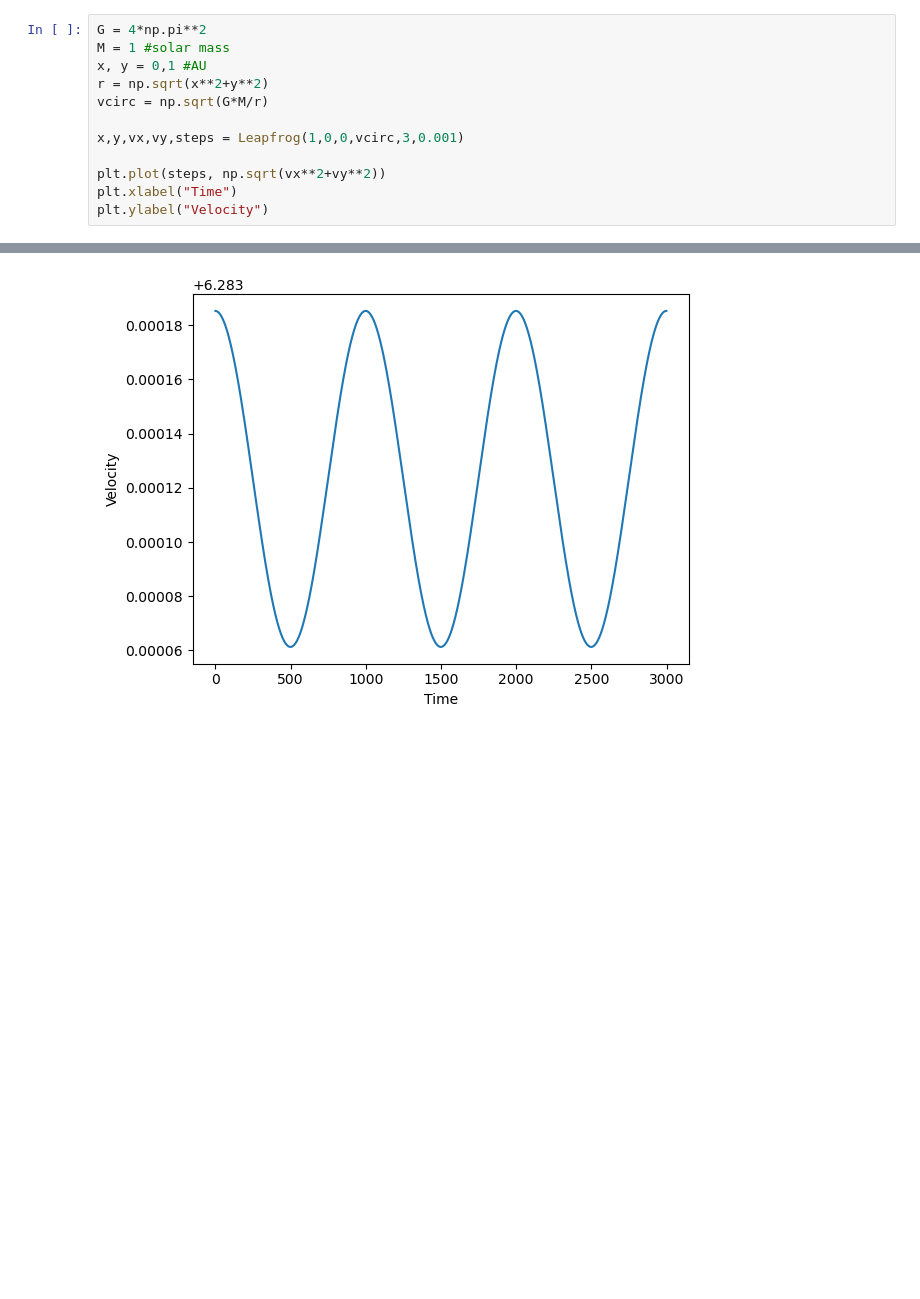
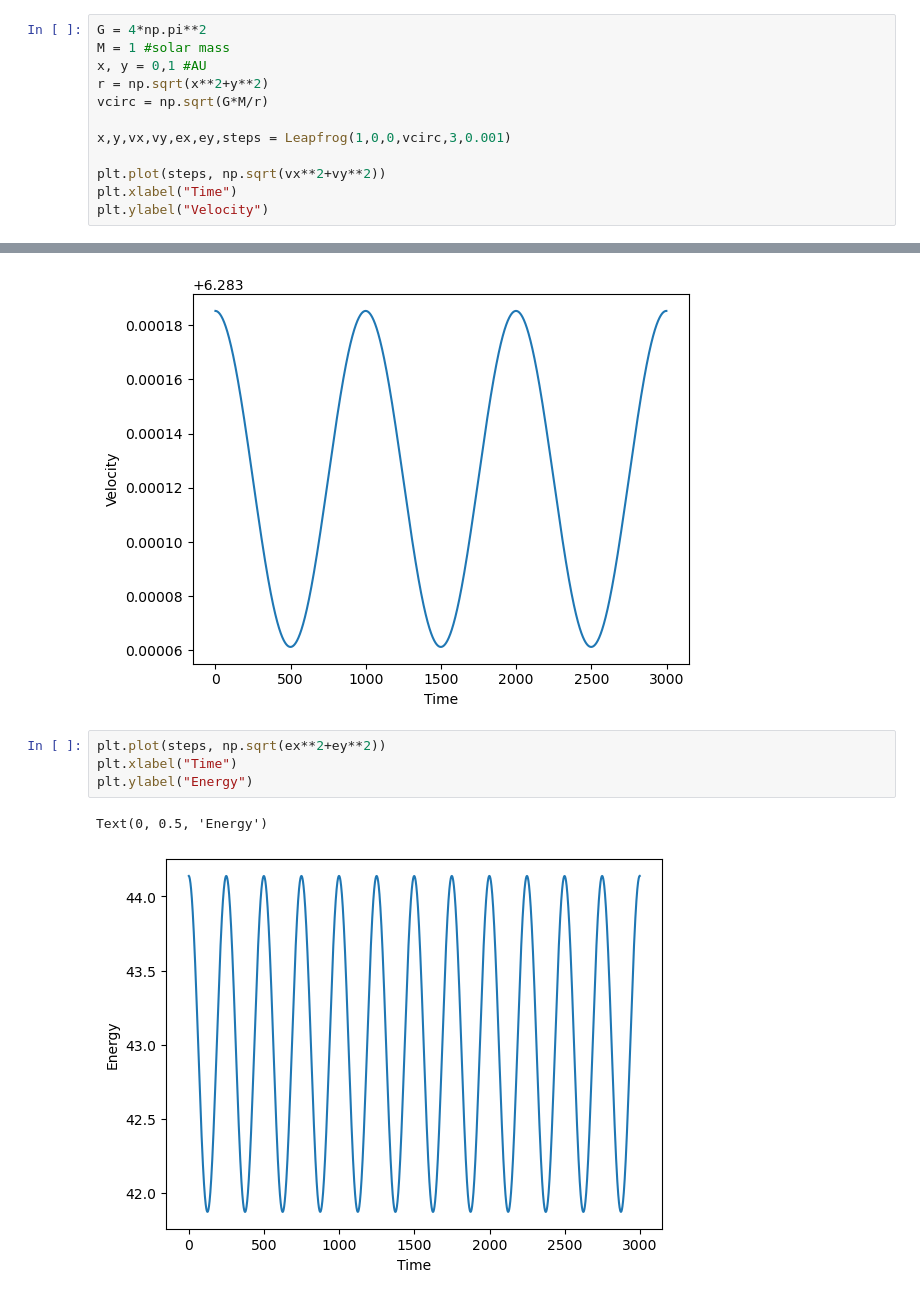
Before and after one commit to kparrine/Computational_Astro, a Jupyter notebook: C4/C4.ipynb, the cells around one changed output, grey strips where cells are left out. Saved outputs shown, nothing was run; the diff lists cells and outputs as text; blank space fills up the shorter version.

```diff
--- a/C4/C4.ipynb
+++ b/C4/C4.ipynb
@@ -147,7 +170,7 @@ x, y = 0,1 #AU
 r = np.sqrt(x**2+y**2)
 vcirc = np.sqrt(G*M/r)
 
-x,y,vx,vy,steps = Leapfrog(1,0,0,vcirc,3,0.001)
+x,y,vx,vy,ex,ey,steps = Leapfrog(1,0,0,vcirc,3,0.001)
 
 plt.plot(steps, np.sqrt(vx**2+vy**2))
 plt.xlabel("Time")
@@ -155,4 +178,11 @@ plt.ylabel("Velocity")
 # %% [output]
 Text(0, 0.5, 'Velocity')
 [figure]
+# %%
+plt.plot(steps, np.sqrt(ex**2+ey**2))
+plt.xlabel("Time")
+plt.ylabel("Energy")
+# %% [output]
+Text(0, 0.5, 'Energy')
+[figure, added]
 # %% [markdown]
```
Also changed, not shown: parts of 9 cells of this notebook.
